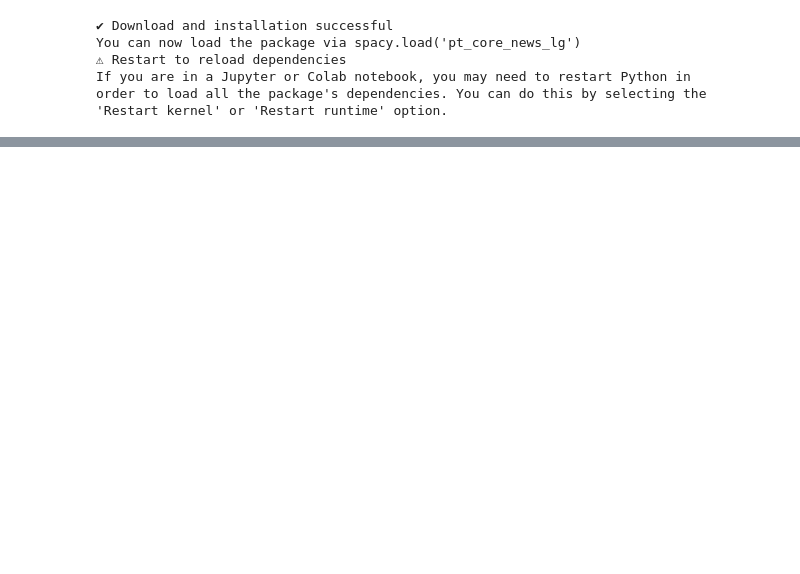
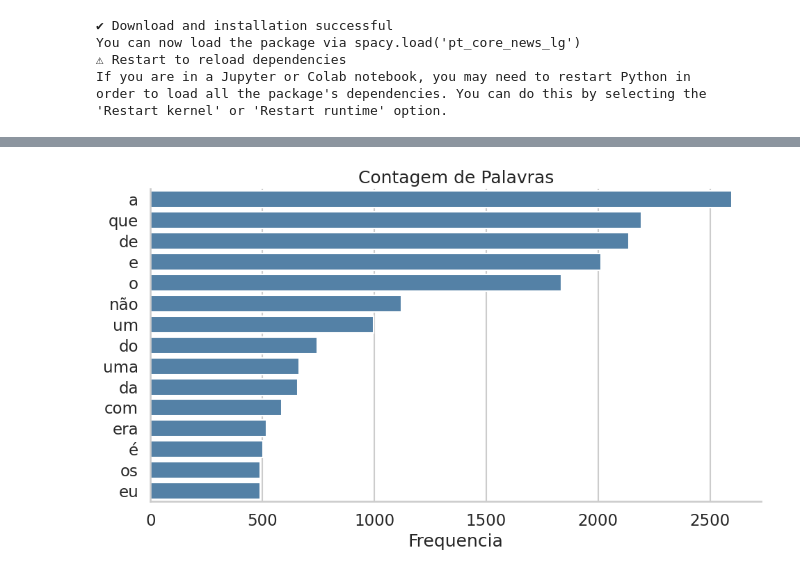
Before and after one commit to jhlopesalves/eda_humanidades, a Jupyter notebook: encontro_1/enc_1.ipynb, the cells around one changed output, grey strips where cells are left out. Saved outputs shown, nothing was run; the diff lists cells and outputs as text; code cells hidden in the pictures; blank space fills up the shorter version.

```diff
--- a/encontro_1/enc_1.ipynb
+++ b/encontro_1/enc_1.ipynb
@@ -83,9 +80,13 @@ order to load all the package's dependencies. You can do this by selecting the
 # %%
 nlp = nlp = spacy.load("pt_core_news_lg", disable=["ner"])
 # %%
+URL_LIVRO = "https://raw.githubusercontent.com/jhlopesalves/eda_humanidades/refs/heads/main/encontro_1/data/memorias_postumas.txt"
+caminho = Path("memorias_postumas.txt")
+
 if not caminho.exists():
-    urllib.request.urlretrieve(url_memorias_postumas, caminho)
+    urllib.request.urlretrieve(URL_LIVRO, caminho)
+
 texto = caminho.read_text(encoding="utf-8")
-print(f"{len(texto):, } caracteres")
-print(f"{len(texto.split()):, palavras (contagem ingênua por espaço)}")
+print(f"{len(texto):,} caracteres")
+print(f"{len(texto.split()):,} palavras (contagem ingênua por espaços)")
 # %% [output]
@@ -94,0 +95,3 @@ memorias_postumas_doc = nlp()
+# %%
+memorias_postumas_doc = nlp(texto)
+print(f"{len(memorias_postumas_doc):,} tokens processados por spaCy")
@@ -94,0 +100,7 @@ memorias_postumas_doc = nlp()
+# %%
+# Contagem ingênua: o que qualquer um faz sem NLP / Python
+tokens_crus = [t.text.lower() for t in memorias_postumas_doc if t.is_alpha]
+top_crus = Counter(tokens_crus).most_common(15)
+
+df_crus = pd.DataFrame(top_crus, columns=["palavra", "frequencia"])
+df_crus
@@ -94,0 +124,14 @@ memorias_postumas_doc = nlp()
+# %%
+fig, ax = plt.subplots(figsize=(10, 6))
+
+sns.barplot(
+    data=df_crus, x="frequencia", y="palavra", ax=ax, color="steelblue",
+)
+ax.set_title("Contagem de Palavras")
+ax.set(xlabel="Frequencia", ylabel="")
+sns.despine()
+
+plt.tight_layout()
+plt.show()
+# %% [output]
+[figure, added]
```
Also changed, not shown: parts of 11 cells of this notebook, 1 other file.
